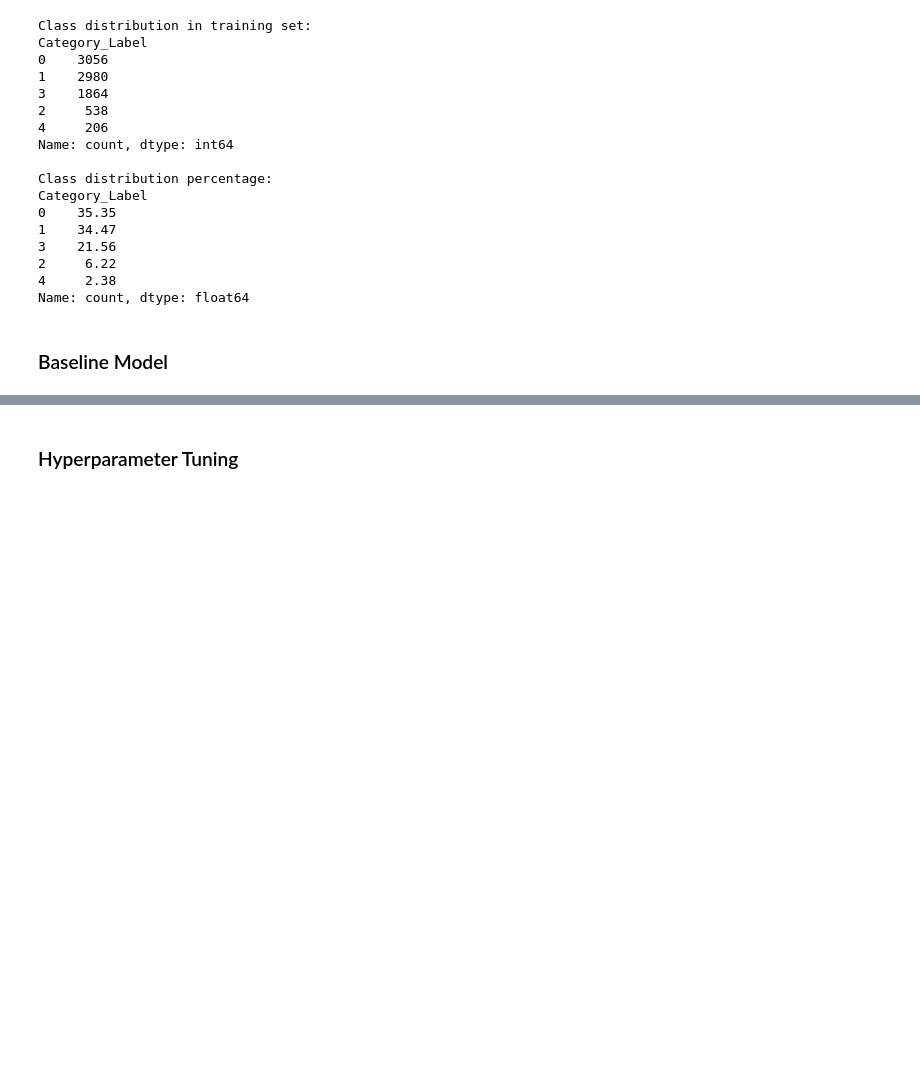
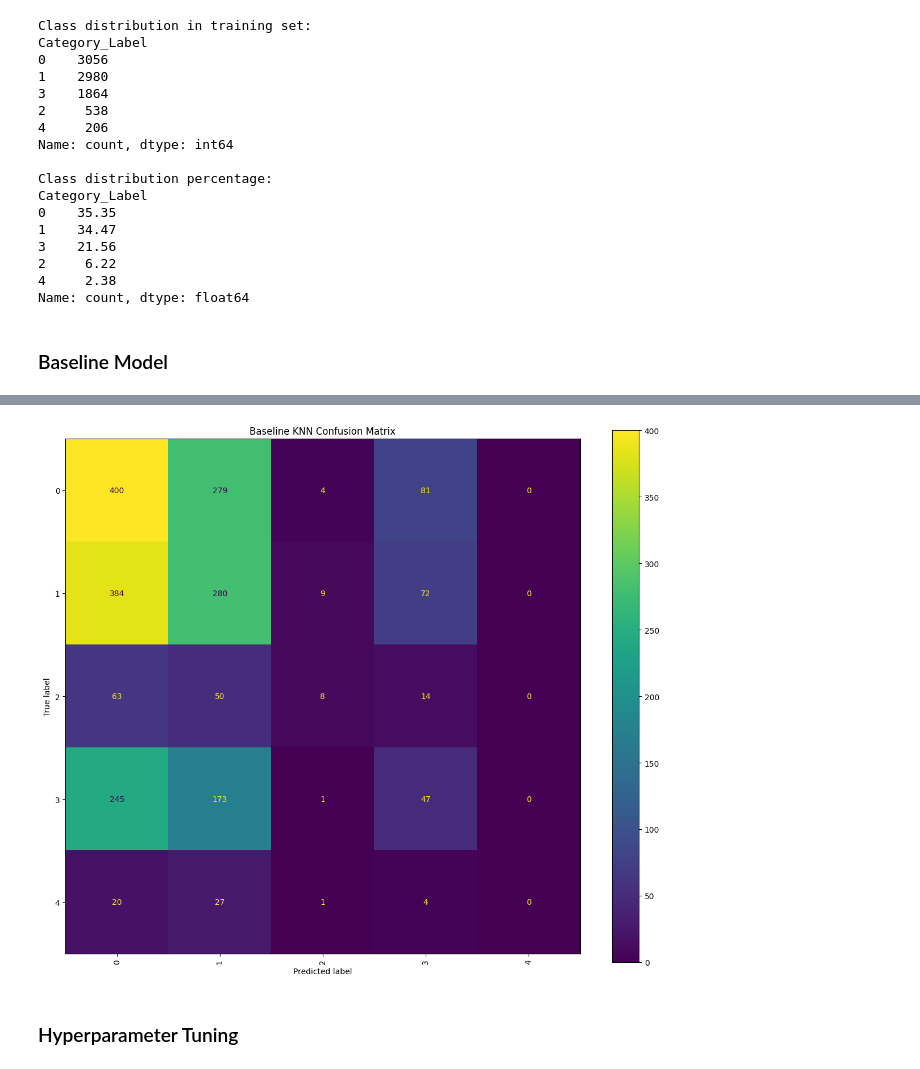
Before and after one commit to AngelaLee03/ProjectFinalReport, a Jupyter notebook: models/knn.ipynb, the cells around one changed output, grey strips where cells are left out. Drawn from its saved outputs; the diff is of its cells as text; code cells hidden in the pictures; blank space fills up the shorter version.

```diff
--- a/models/knn.ipynb
+++ b/models/knn.ipynb
@@ -118,3 +152,27 @@ Prediction TIme:  1.8961765766143799
+# %%
+# Baseline KNN Confusion Matrix
+labels = sorted(y_test.unique())
+
+baseline_cm = confusion_matrix(y_test, baseline_pred, labels=labels)
+
+fig, ax = plt.subplots(figsize=(12, 10))
+
+display = ConfusionMatrixDisplay(
+    confusion_matrix=baseline_cm,
+    display_labels=labels
+)
+
+display.plot(
+    ax=ax,
+    xticks_rotation=90,
+    values_format="d"
+)
+
+plt.title("Baseline KNN Confusion Matrix")
+plt.tight_layout()
+plt.show()
+# %% [output]
+[figure, added]
 # %% [markdown]
 ### Hyperparameter Tuning
 # %%
```
Also changed, not shown: parts of 12 cells of this notebook, 7 other files.
